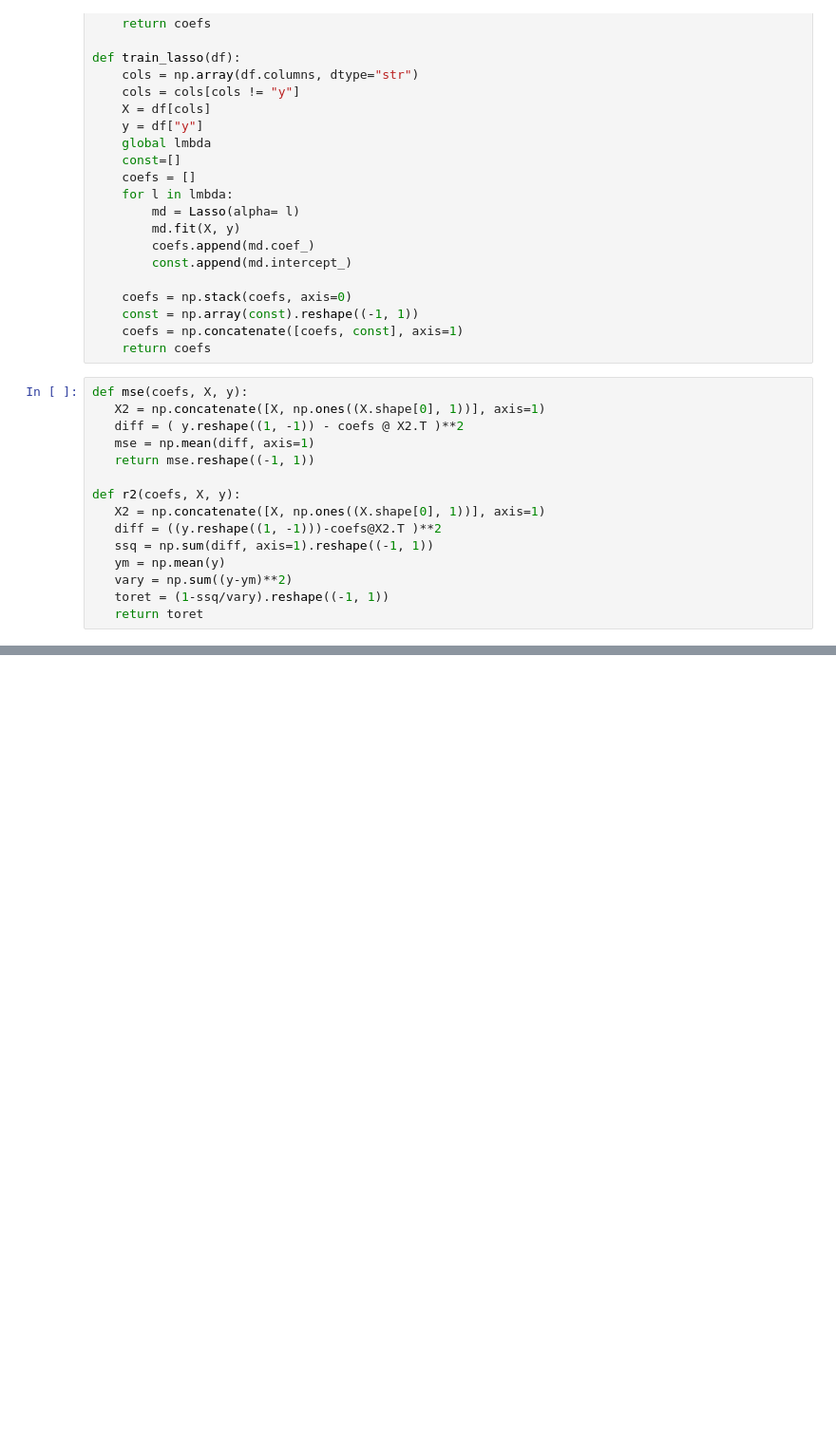
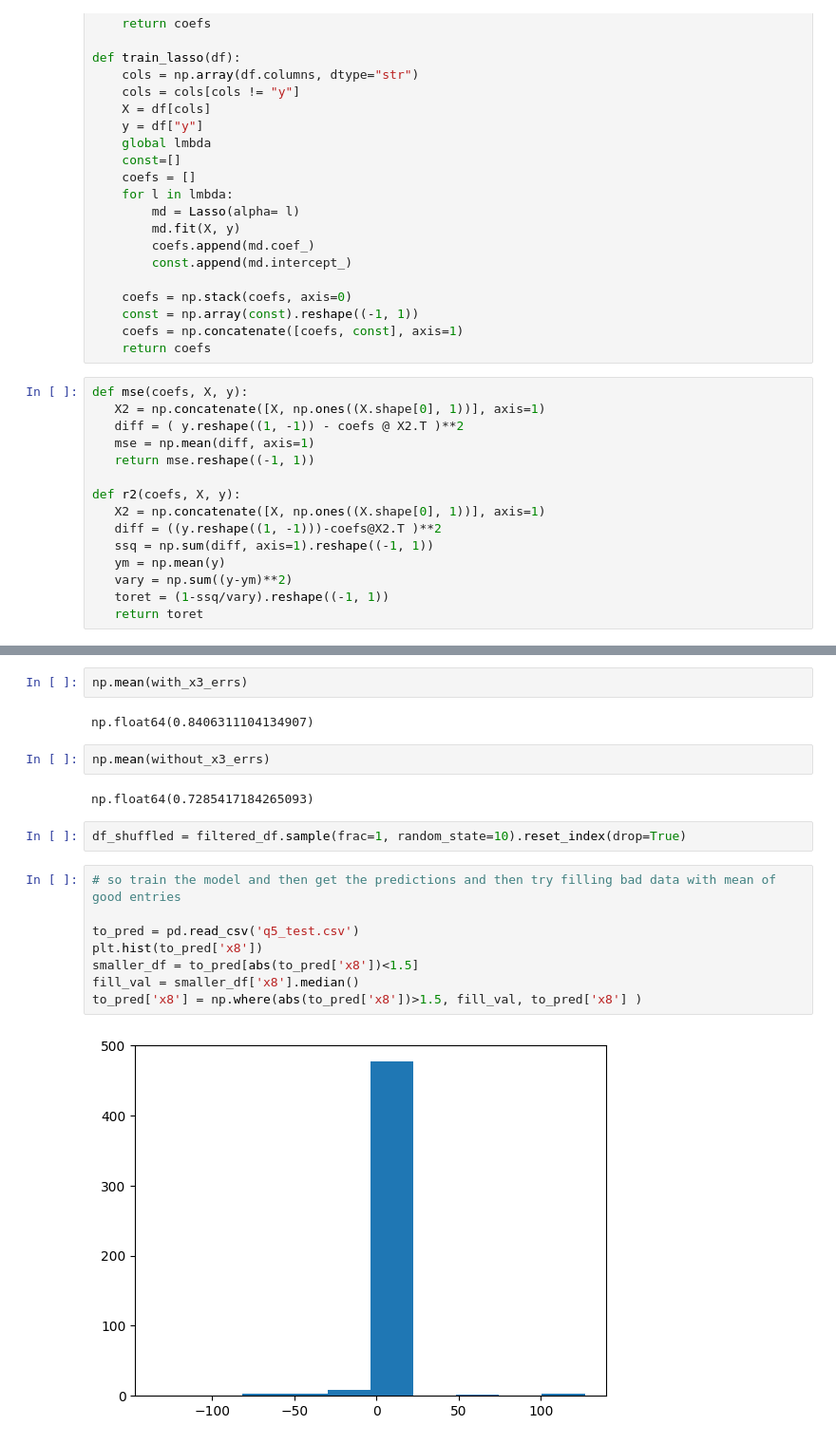
Before and after one commit to whiteraven37/AIML-lab1, a Jupyter notebook: Lab1/Lab1/PS/q5/q5more.ipynb, the cells around one changed output, grey strips where cells are left out. Shown at 95% size. Saved outputs shown, nothing was run; the diff lists cells and outputs as text; blank space fills up the shorter version.

```diff
--- a/Lab1/Lab1/PS/q5/q5more.ipynb
+++ b/Lab1/Lab1/PS/q5/q5more.ipynb
@@ -65,0 +299,20 @@ def r2(coefs, X, y):
+# %%
+np.mean(with_x3_errs)
+# %% [output]
+np.float64(0.8406311104134907)
+# %%
+np.mean(without_x3_errs)
+# %% [output]
+np.float64(0.7285417184265093)
+# %%
+df_shuffled = filtered_df.sample(frac=1, random_state=10).reset_index(drop=True)
+# %%
+# so train the model and then get the predictions and then try filling bad data with mean of good entries
+
+to_pred = pd.read_csv('q5_test.csv')
+plt.hist(to_pred['x8'])
+smaller_df = to_pred[abs(to_pred['x8'])<1.5]
+fill_val = smaller_df['x8'].median()
+to_pred['x8'] = np.where(abs(to_pred['x8'])>1.5, fill_val, to_pred['x8'] )
+# %% [output]
+[figure, added]
```
Also changed, not shown: parts of 29 cells of this notebook, 3 other files.
